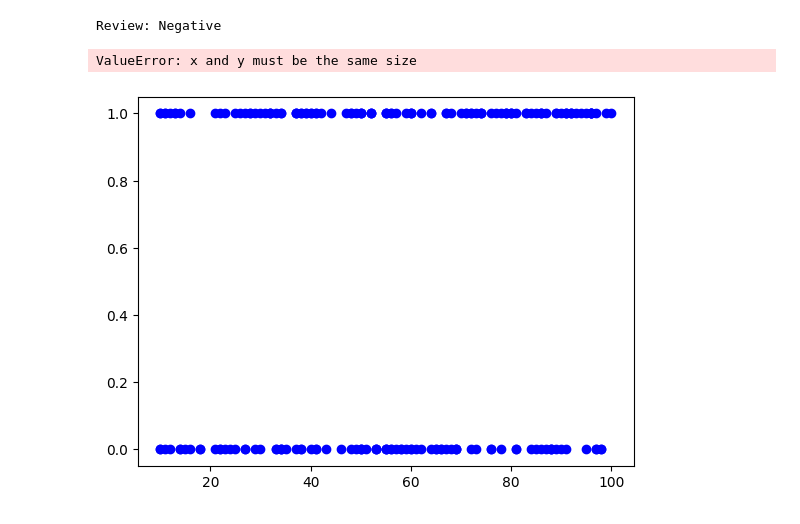
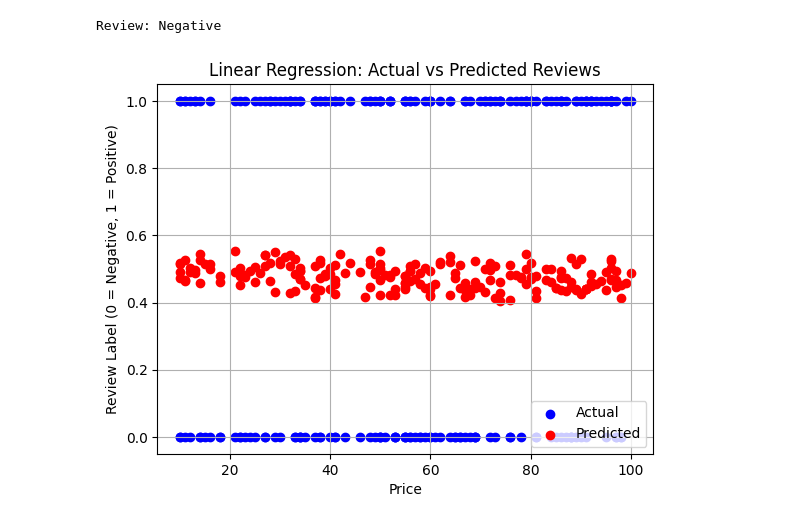
Before and after one commit to gayathri2647/Intern_DS_Python, a Jupyter notebook: emotion_linear.ipynb, the cells around one changed output. Cells and saved outputs as stored; diff of their text form; code cells hidden in the pictures.

```diff
--- a/emotion_linear.ipynb
+++ b/emotion_linear.ipynb
@@ -61,13 +61,12 @@ print("Review:", "Positive" if prediction >= 0.5 else "Negative")
 Review: Negative
 # %%
 plt.scatter(x_test['Price'], y_test, color='blue', label='Actual')
-plt.scatter(x_test['Price'], prediction, color='red', label='Predicted')
+plt.scatter(x_test['Price'], y_pred, color='red', label='Predicted')
 plt.title('Linear Regression: Actual vs Predicted Reviews')
 plt.xlabel('Price')
 plt.ylabel('Review Label (0 = Negative, 1 = Positive)')
 plt.legend()
 plt.grid(True)
 plt.show()
 # %% [output]
-ValueError: x and y must be the same size
-[figure, old version]
+[figure, new version]
```
